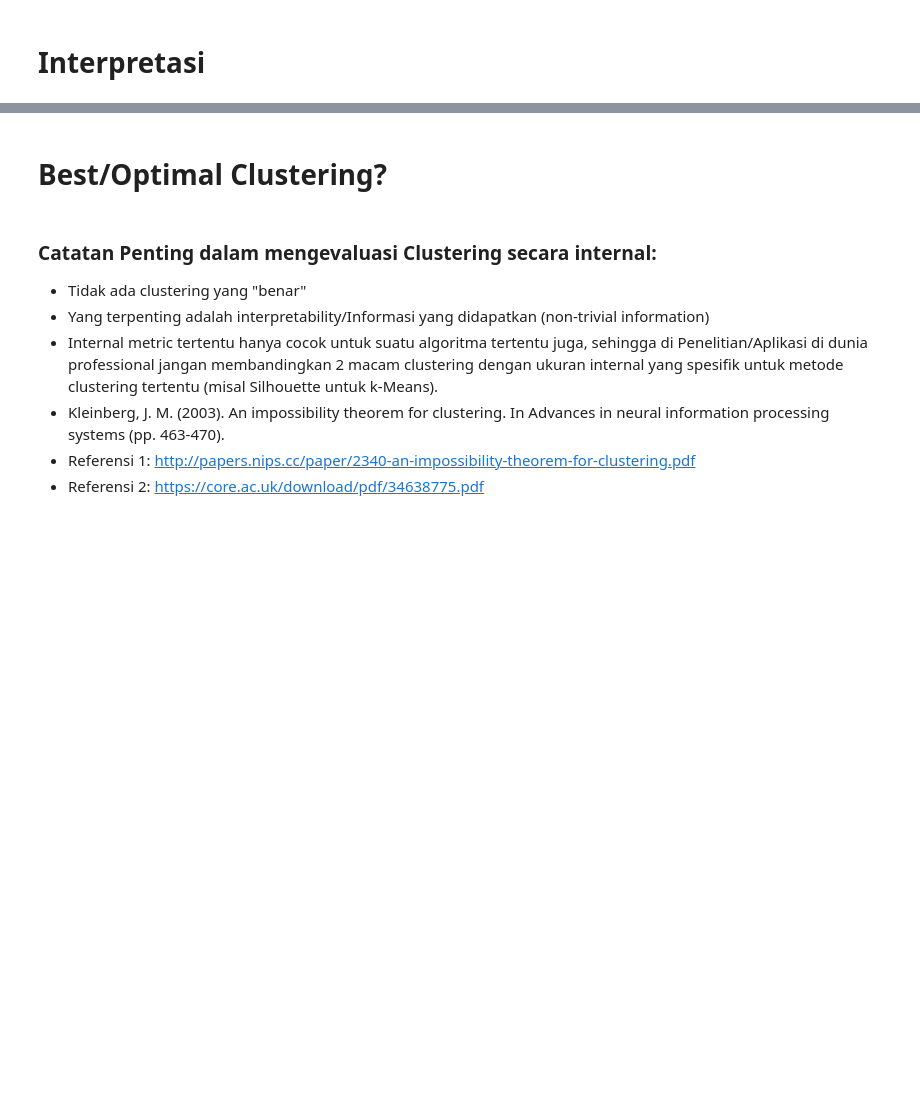
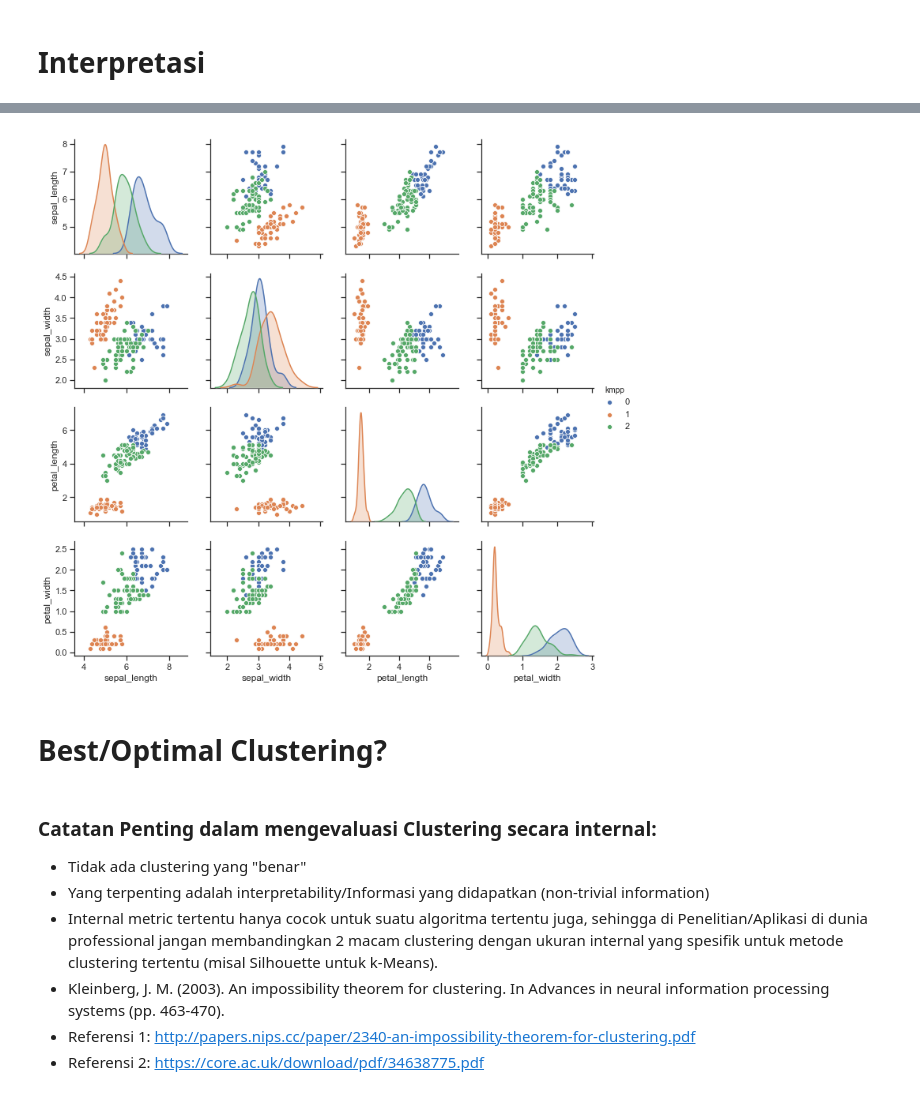
Before and after one commit to yulitasalim/UMI, a Jupyter notebook: UMI_05_Pendahuluan Machine Learning 1.ipynb, the cells around one changed output, grey strips where cells are left out. Drawn from its saved outputs; the diff is of its cells as text; code cells hidden in the pictures; blank space fills up the shorter version.

```diff
--- a/UMI_05_Pendahuluan Machine Learning 1.ipynb
+++ b/UMI_05_Pendahuluan Machine Learning 1.ipynb
@@ -127,0 +124,3 @@ print(X)
+# %%
+X = iris[['sepal_length','sepal_width','petal_length','petal_width']].to_numpy()
+print(X.shape, type(X))
@@ -127,0 +129,6 @@ print(X)
+# %%
+from sklearn.preprocessing import LabelEncoder
+
+iris['species_encoded'] = LabelEncoder().fit_transform(iris['species'])
+Y = iris['species_encoded'].to_numpy()
+iris.sample(10)
@@ -280,0 +354,3 @@ centroids
+# %%
+iris['kmpp'] = C_kmpp
+iris.head()
@@ -281,3 +364,7 @@ centroids
+# %%
+p = sns.pairplot(iris[['sepal_length','sepal_width','petal_length','petal_width','kmpp']], hue = 'kmpp', vars=['sepal_length','sepal_width','petal_length','petal_width'])
+# %% [output]
+[figure, added]
 # %% [markdown]
 # Best/Optimal Clustering?
 # %% [markdown]
```
Also changed, not shown: parts of 72 cells of this notebook.
